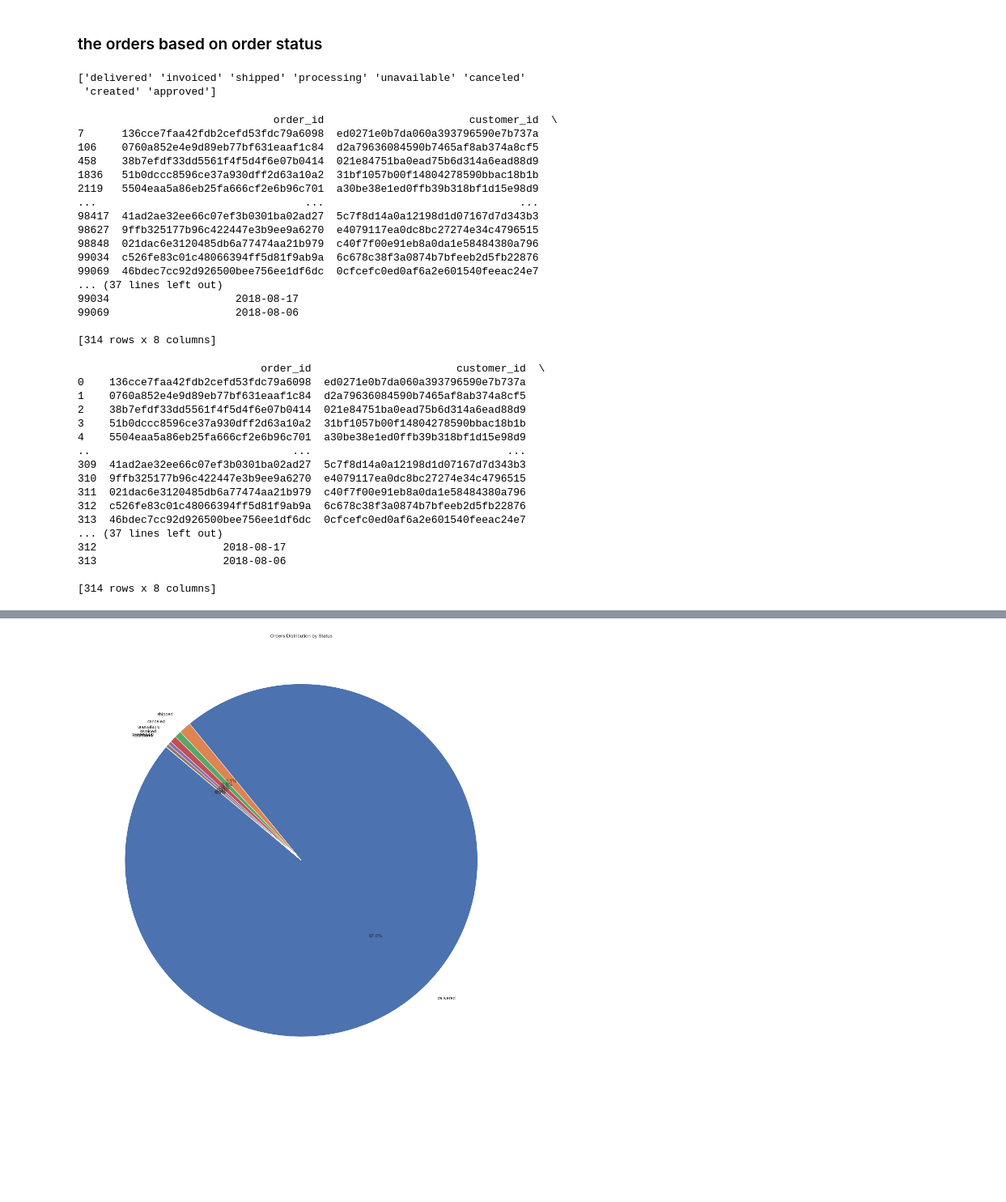
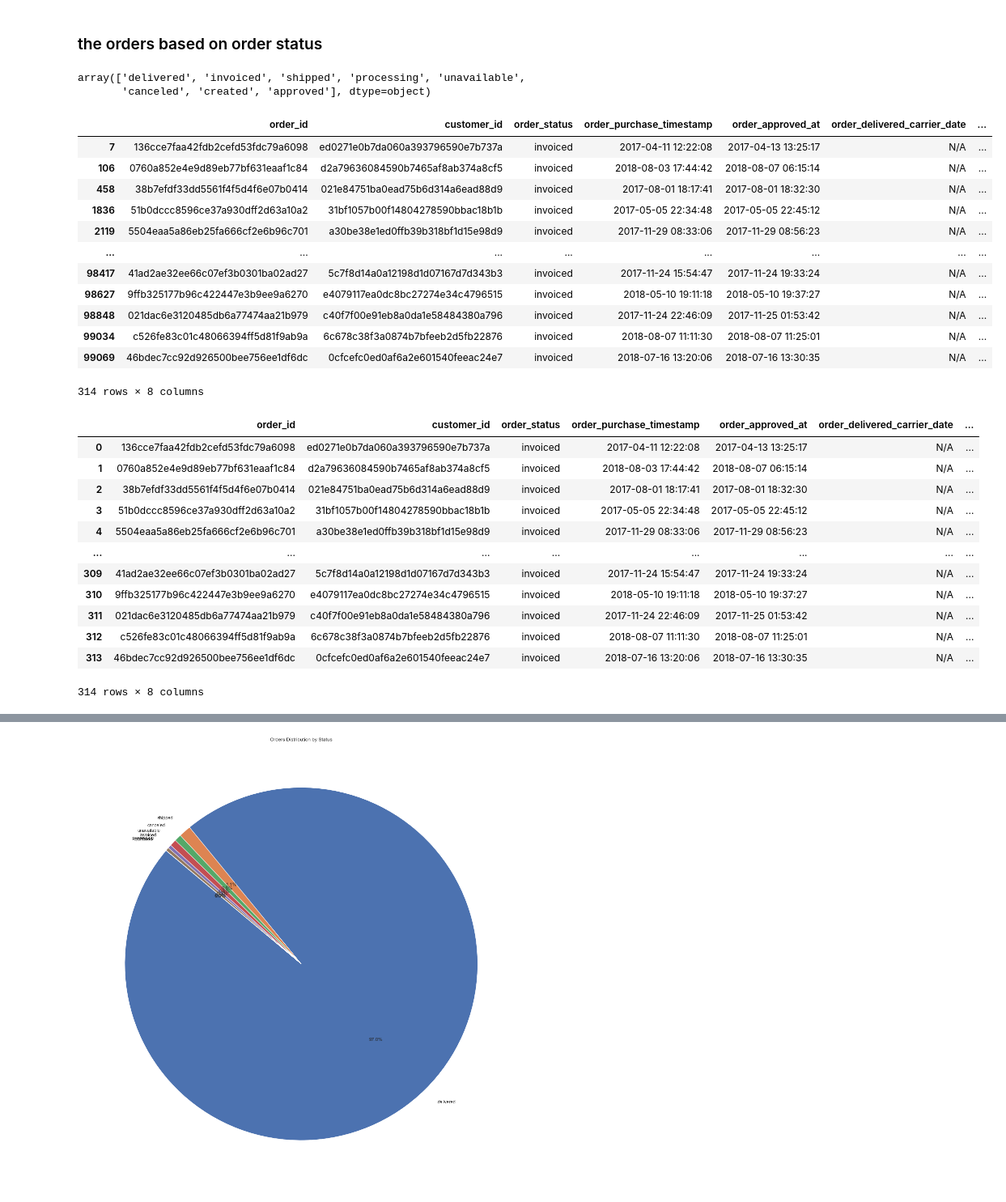
Before and after one commit to KyrellosSaleeb/E-Commerce-Orders, a Jupyter notebook: E-commerce Orders Project.ipynb, the cells around one changed output, grey strips where cells are left out. Shown at 81% size. Drawn from its saved outputs; the diff is of its cells as text; code cells hidden in the pictures; blank space fills up the shorter version.

```diff
--- a/E-commerce Orders Project.ipynb
+++ b/E-commerce Orders Project.ipynb
@@ -227,51 +219,43 @@ print(customers_data.duplicated().sum())
 # %% [markdown]
 ### the orders based on order status
 # %%
-print(orders_data['order_status'].unique())
+orders_data['order_status'].unique()
 # %% [output]
-['delivered' 'invoiced' 'shipped' 'processing' 'unavailable' 'canceled'
- 'created' 'approved']
+array(['delivered', 'invoiced', 'shipped', 'processing', 'unavailable',
+       'canceled', 'created', 'approved'], dtype=object)
 # %%
 invoiced_orders = orders_data[orders_data['order_status'] == "invoiced"]
-print(invoiced_orders)
+invoiced_orders
 # %% [output]
+|  | order_id | customer_id | order_status | order_purchase_timestamp | order_approved_at | order_delivered_carrier_date | ... |
+| 7 | 136cce7faa42fdb2cefd53fdc79a6098 | ed0271e0b7da060a393796590e7b737a | invoiced | 2017-04-11 12:22:08 | 2017-04-13 13:25:17 | N/A | ... |
+| 106 | 0760a852e4e9d89eb77bf631eaaf1c84 | d2a79636084590b7465af8ab374a8cf5 | invoiced | 2018-08-03 17:44:42 | 2018-08-07 06:15:14 | N/A | ... |
+| 458 | 38b7efdf33dd5561f4f5d4f6e07b0414 | 021e84751ba0ead75b6d314a6ead88d9 | invoiced | 2017-08-01 18:17:41 | 2017-08-01 18:32:30 | N/A | ... |
+| 1836 | 51b0dccc8596ce37a930dff2d63a10a2 | 31bf1057b00f14804278590bbac18b1b | invoiced | 2017-05-05 22:34:48 | 2017-05-05 22:45:12 | N/A | ... |
+| 2119 | 5504eaa5a86eb25fa666cf2e6b96c701 | a30be38e1ed0ffb39b318bf1d15e98d9 | invoiced | 2017-11-29 08:33:06 | 2017-11-29 08:56:23 | N/A | ... |
+| ... | ... | ... | ... | ... | ... | ... | ... |
+| 98417 | 41ad2ae32ee66c07ef3b0301ba02ad27 | 5c7f8d14a0a12198d1d07167d7d343b3 | invoiced | 2017-11-24 15:54:47 | 2017-11-24 19:33:24 | N/A | ... |
+| 98627 | 9ffb325177b96c422447e3b9ee9a6270 | e4079117ea0dc8bc27274e34c4796515 | invoiced | 2018-05-10 19:11:18 | 2018-05-10 19:37:27 | N/A | ... |
+| 98848 | 021dac6e3120485db6a77474aa21b979 | c40f7f00e91eb8a0da1e58484380a796 | invoiced | 2017-11-24 22:46:09 | 2017-11-25 01:53:42 | N/A | ... |
+| 99034 | c526fe83c01c48066394ff5d81f9ab9a | 6c678c38f3a0874b7bfeeb2d5fb22876 | invoiced | 2018-08-07 11:11:30 | 2018-08-07 11:25:01 | N/A | ... |
+| 99069 | 46bdec7cc92d926500bee756ee1df6dc | 0cfcefc0ed0af6a2e601540feeac24e7 | invoiced | 2018-07-16 13:20:06 | 2018-07-16 13:30:35 | N/A | ... |
-                               order_id                       customer_id  \
-7      136cce7faa42fdb2cefd53fdc79a6098  ed0271e0b7da060a393796590e7b737a
-106    0760a852e4e9d89eb77bf631eaaf1c84  d2a79636084590b7465af8ab374a8cf5
-458    38b7efdf33dd5561f4f5d4f6e07b0414  021e84751ba0ead75b6d314a6ead88d9
-1836   51b0dccc8596ce37a930dff2d63a10a2  31bf1057b00f14804278590bbac18b1b
-2119   5504eaa5a86eb25fa666cf2e6b96c701  a30be38e1ed0ffb39b318bf1d15e98d9
-...                                 ...                               ...
-98417  41ad2ae32ee66c07ef3b0301ba02ad27  5c7f8d14a0a12198d1d07167d7d343b3
-98627  9ffb325177b96c422447e3b9ee9a6270  e4079117ea0dc8bc27274e34c4796515
-98848  021dac6e3120485db6a77474aa21b979  c40f7f00e91eb8a0da1e58484380a796
-99034  c526fe83c01c48066394ff5d81f9ab9a  6c678c38f3a0874b7bfeeb2d5fb22876
-99069  46bdec7cc92d926500bee756ee1df6dc  0cfcefc0ed0af6a2e601540feeac24e7
-... (37 lines left out)
-99034                    2018-08-17
-99069                    2018-08-06
-
-[314 rows x 8 columns]
+314 rows × 8 columns
 # %%
 invoiced_orders = invoiced_orders.reset_index(drop =True)
-print(invoiced_orders)
+invoiced_orders
 # %% [output]
+|  | order_id | customer_id | order_status | order_purchase_timestamp | order_approved_at | order_delivered_carrier_date | ... |
+| 0 | 136cce7faa42fdb2cefd53fdc79a6098 | ed0271e0b7da060a393796590e7b737a | invoiced | 2017-04-11 12:22:08 | 2017-04-13 13:25:17 | N/A | ... |
+| 1 | 0760a852e4e9d89eb77bf631eaaf1c84 | d2a79636084590b7465af8ab374a8cf5 | invoiced | 2018-08-03 17:44:42 | 2018-08-07 06:15:14 | N/A | ... |
+| 2 | 38b7efdf33dd5561f4f5d4f6e07b0414 | 021e84751ba0ead75b6d314a6ead88d9 | invoiced | 2017-08-01 18:17:41 | 2017-08-01 18:32:30 | N/A | ... |
+| 3 | 51b0dccc8596ce37a930dff2d63a10a2 | 31bf1057b00f14804278590bbac18b1b | invoiced | 2017-05-05 22:34:48 | 2017-05-05 22:45:12 | N/A | ... |
+| 4 | 5504eaa5a86eb25fa666cf2e6b96c701 | a30be38e1ed0ffb39b318bf1d15e98d9 | invoiced | 2017-11-29 08:33:06 | 2017-11-29 08:56:23 | N/A | ... |
+| ... | ... | ... | ... | ... | ... | ... | ... |
+| 309 | 41ad2ae32ee66c07ef3b0301ba02ad27 | 5c7f8d14a0a12198d1d07167d7d343b3 | invoiced | 2017-11-24 15:54:47 | 2017-11-24 19:33:24 | N/A | ... |
+| 310 | 9ffb325177b96c422447e3b9ee9a6270 | e4079117ea0dc8bc27274e34c4796515 | invoiced | 2018-05-10 19:11:18 | 2018-05-10 19:37:27 | N/A | ... |
+| 311 | 021dac6e3120485db6a77474aa21b979 | c40f7f00e91eb8a0da1e58484380a796 | invoiced | 2017-11-24 22:46:09 | 2017-11-25 01:53:42 | N/A | ... |
+| 312 | c526fe83c01c48066394ff5d81f9ab9a | 6c678c38f3a0874b7bfeeb2d5fb22876 | invoiced | 2018-08-07 11:11:30 | 2018-08-07 11:25:01 | N/A | ... |
+| 313 | 46bdec7cc92d926500bee756ee1df6dc | 0cfcefc0ed0af6a2e601540feeac24e7 | invoiced | 2018-07-16 13:20:06 | 2018-07-16 13:30:35 | N/A | ... |
-                             order_id                       customer_id  \
-0    136cce7faa42fdb2cefd53fdc79a6098  ed0271e0b7da060a393796590e7b737a
-1    0760a852e4e9d89eb77bf631eaaf1c84  d2a79636084590b7465af8ab374a8cf5
-2    38b7efdf33dd5561f4f5d4f6e07b0414  021e84751ba0ead75b6d314a6ead88d9
-3    51b0dccc8596ce37a930dff2d63a10a2  31bf1057b00f14804278590bbac18b1b
-4    5504eaa5a86eb25fa666cf2e6b96c701  a30be38e1ed0ffb39b318bf1d15e98d9
-..                                ...                               ...
-309  41ad2ae32ee66c07ef3b0301ba02ad27  5c7f8d14a0a12198d1d07167d7d343b3
-310  9ffb325177b96c422447e3b9ee9a6270  e4079117ea0dc8bc27274e34c4796515
-311  021dac6e3120485db6a77474aa21b979  c40f7f00e91eb8a0da1e58484380a796
-312  c526fe83c01c48066394ff5d81f9ab9a  6c678c38f3a0874b7bfeeb2d5fb22876
-313  46bdec7cc92d926500bee756ee1df6dc  0cfcefc0ed0af6a2e601540feeac24e7
-... (37 lines left out)
-312                    2018-08-17
-313                    2018-08-06
-
-[314 rows x 8 columns]
+314 rows × 8 columns
 # %%
 canceled_orders = orders_data[orders_data['order_status'] == "canceled"]
```
Also changed, not shown: parts of 30 cells of this notebook.
